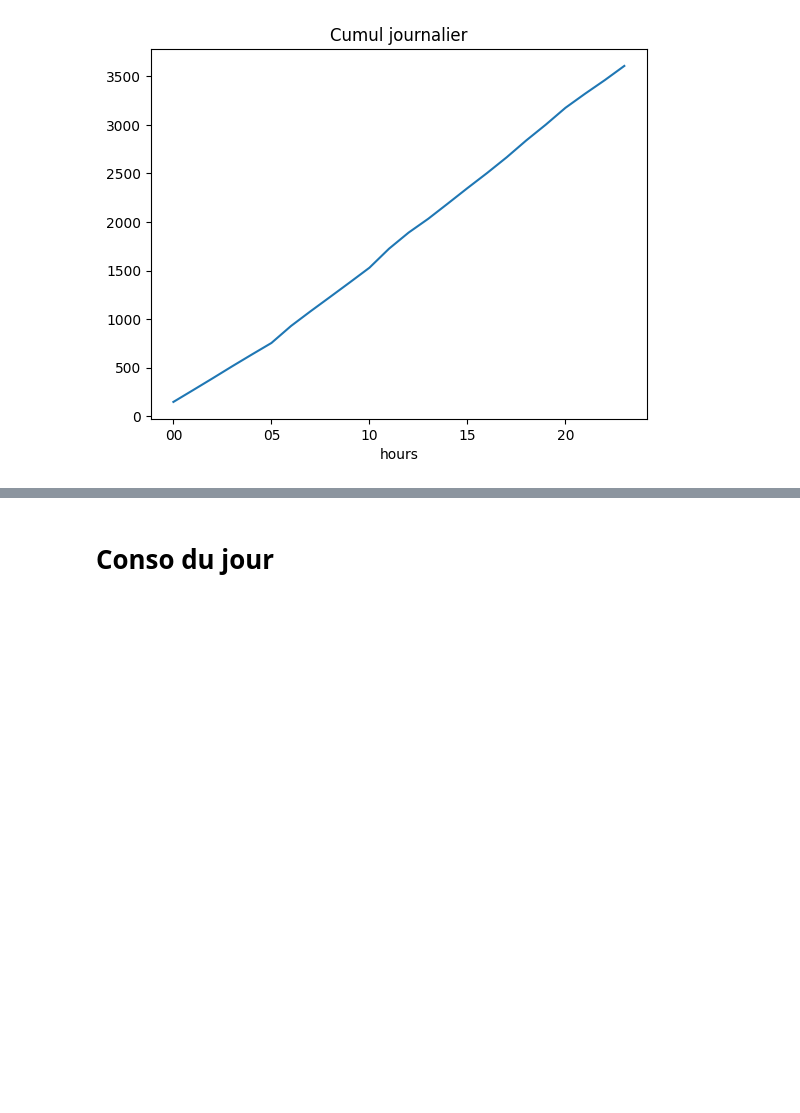
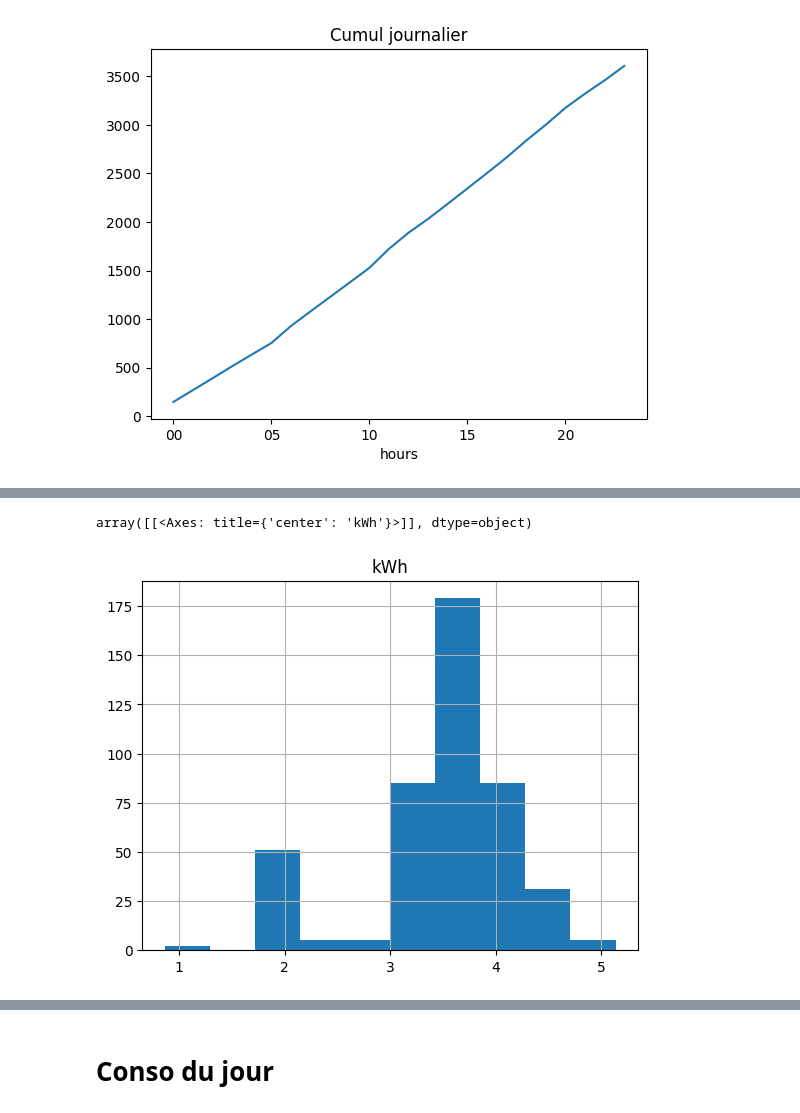
Before and after one commit to jdavid54/jupyter_notebooks, a Jupyter notebook: conso_kwh_reduced.ipynb, the cells around one changed output, grey strips where cells are left out. Drawn from its saved outputs; the diff is of its cells as text; code cells hidden in the pictures; blank space fills up the shorter version.

```diff
--- a/conso_kwh_reduced.ipynb
+++ b/conso_kwh_reduced.ipynb
@@ -946,3 +969,9 @@ Text(0.5, 1.0, '100 days')
+# %%
+#
+df_grp.hist()
+# %% [output]
+array([[<Axes: title={'center': 'kWh'}>]], dtype=object)
+[figure, added]
 # %%
 df_grp.tail(span)['kWh']
 # %% [output]
```
Also changed, not shown: parts of 92 cells of this notebook, 5 other files.
